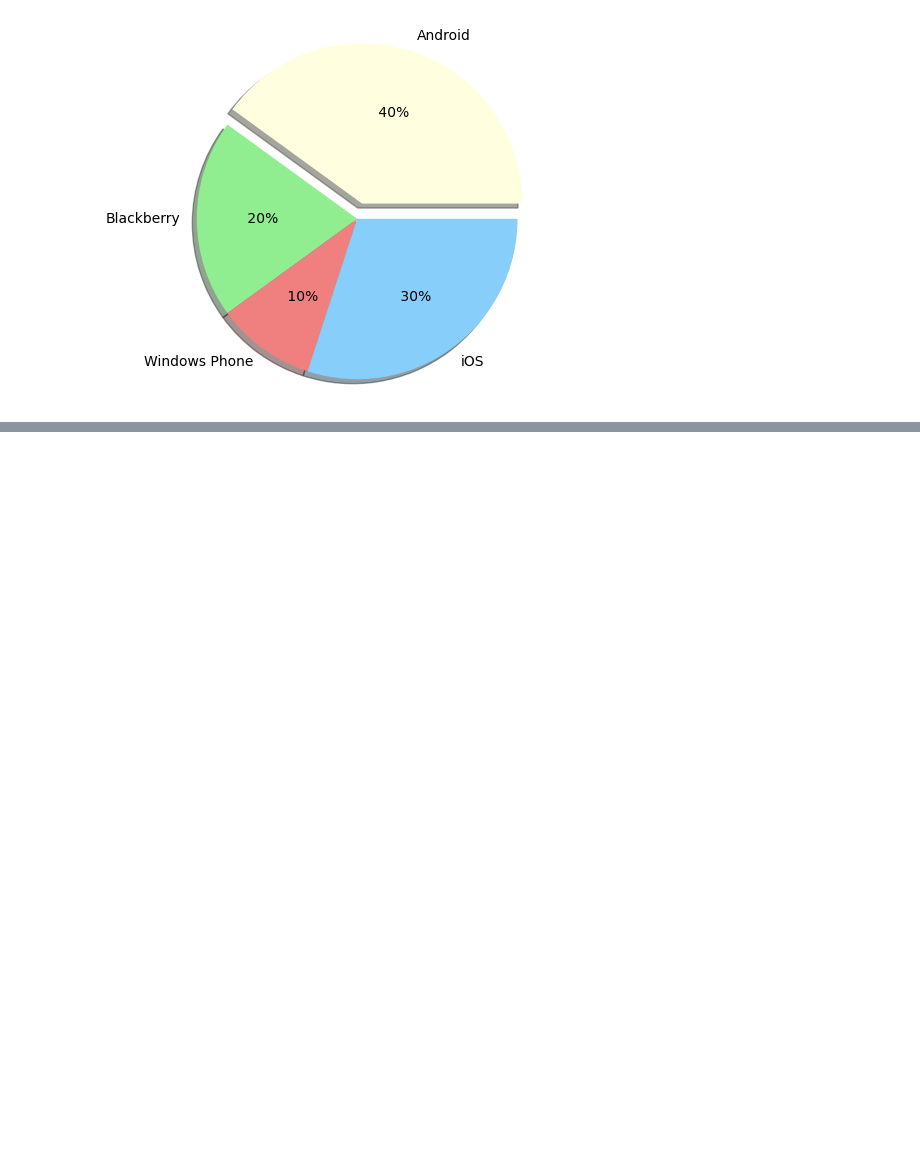
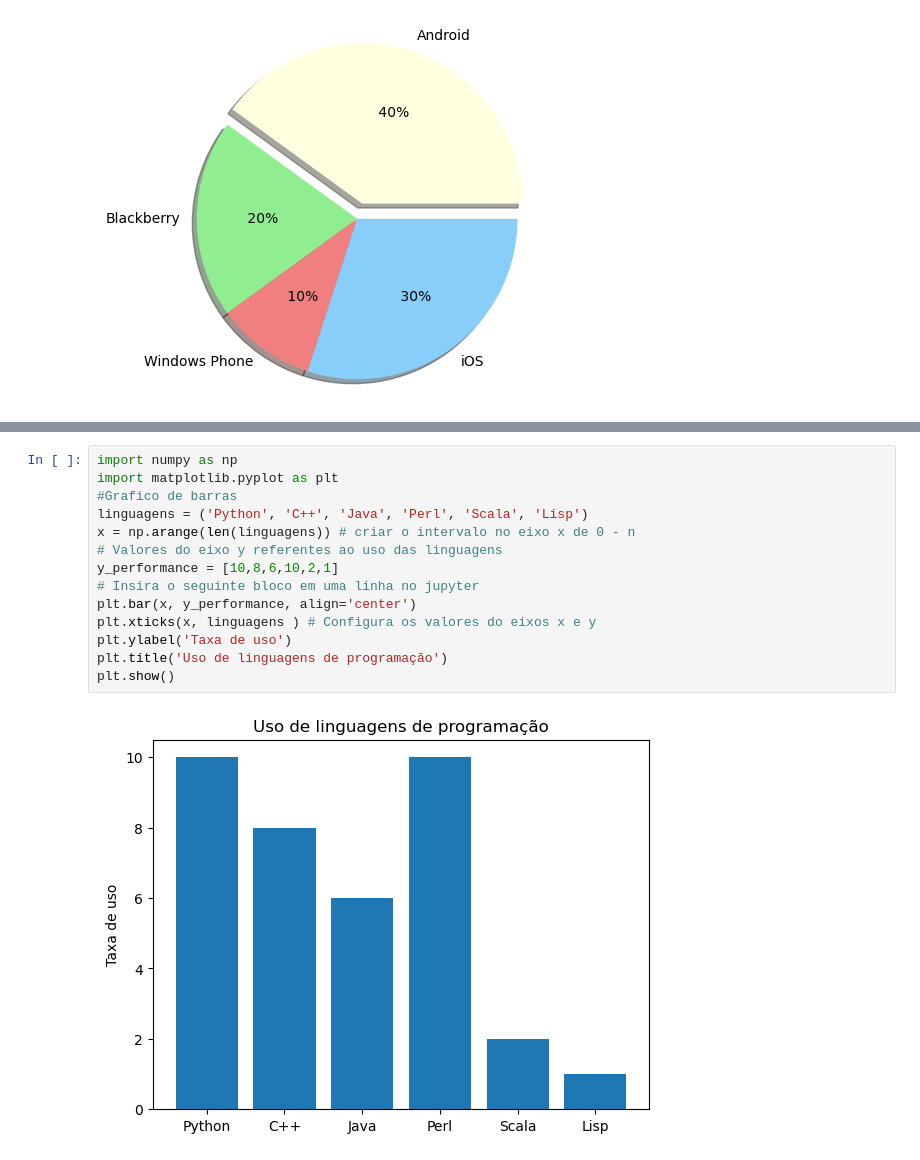
Before and after one commit to edvaldoljr/Gradacao-Aulas-Python-Pacotes, a Jupyter notebook: matplotlib.ipynb, the cells around one changed output, grey strips where cells are left out. Drawn from its saved outputs; the diff is of its cells as text; blank space fills up the shorter version.

```diff
--- a/matplotlib.ipynb
+++ b/matplotlib.ipynb
@@ -45,0 +42,16 @@ plt.show()
+# %%
+import numpy as np
+import matplotlib.pyplot as plt
+#Grafico de barras
+linguagens = ('Python', 'C++', 'Java', 'Perl', 'Scala', 'Lisp')
+x = np.arange(len(linguagens)) # criar o intervalo no eixo x de 0 - n
+# Valores do eixo y referentes ao uso das linguagens
+y_performance = [10,8,6,10,2,1]
+# Insira o seguinte bloco em uma linha no jupyter
+plt.bar(x, y_performance, align='center')
+plt.xticks(x, linguagens ) # Configura os valores do eixos x e y
+plt.ylabel('Taxa de uso')
+plt.title('Uso de linguagens de programação')
+plt.show()
+# %% [output]
+[figure, added]
```
Also changed, not shown: parts of 6 cells of this notebook, 1 other file.
